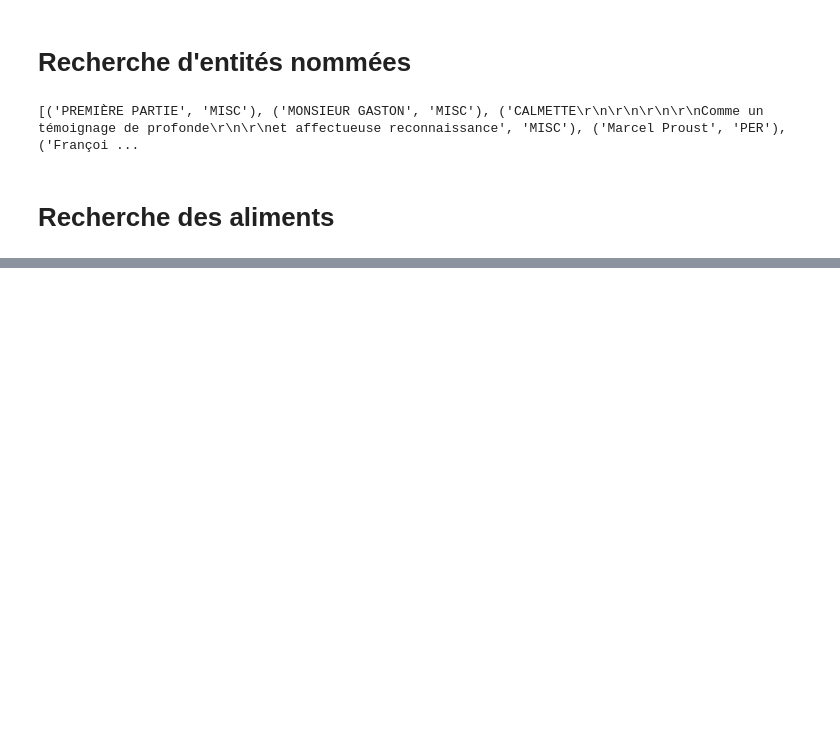
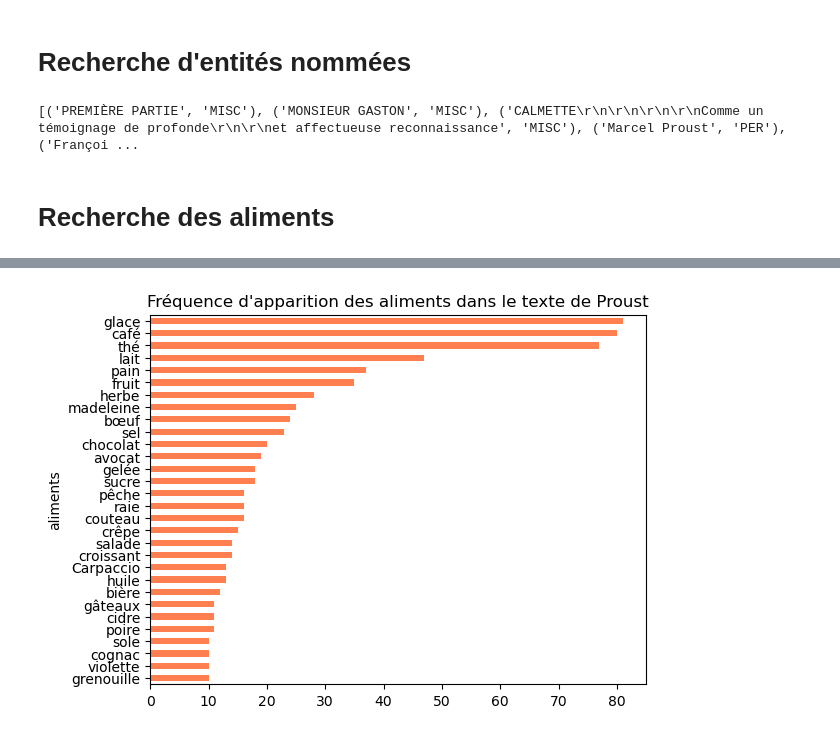
Before and after one commit to jsixou/funathon2023_sujet6, a Jupyter notebook: Fun6(2).ipynb, the cells around one changed output, grey strips where cells are left out. Saved outputs shown, nothing was run; the diff lists cells and outputs as text; code cells hidden in the pictures; blank space fills up the shorter version.

```diff
--- a/Fun6(2).ipynb
+++ b/Fun6(2).ipynb
@@ -158,0 +161,9 @@ frequence_aliments[0:9].plot(kind="barh",
+# %%
+frequence_aliments[0:30].plot.barh(x="aliments", y="count",
+                            color="coral",
+                                  legend=False).invert_yaxis()
+
+plt.title("Fréquence d'apparition des aliments dans le texte de Proust")
+plt.show()
+# %% [output]
+[figure, added]
```
Also changed, not shown: parts of 8 cells of this notebook.
